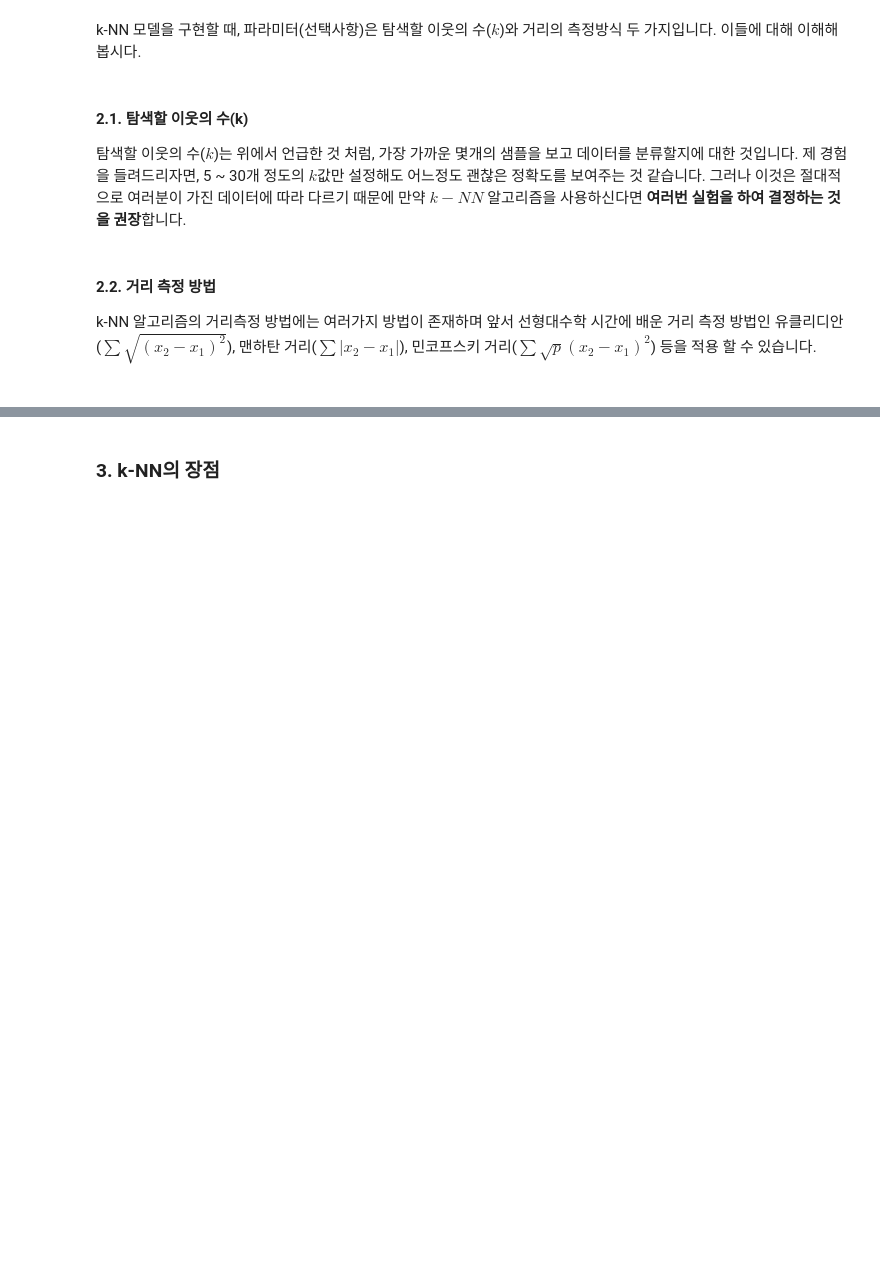
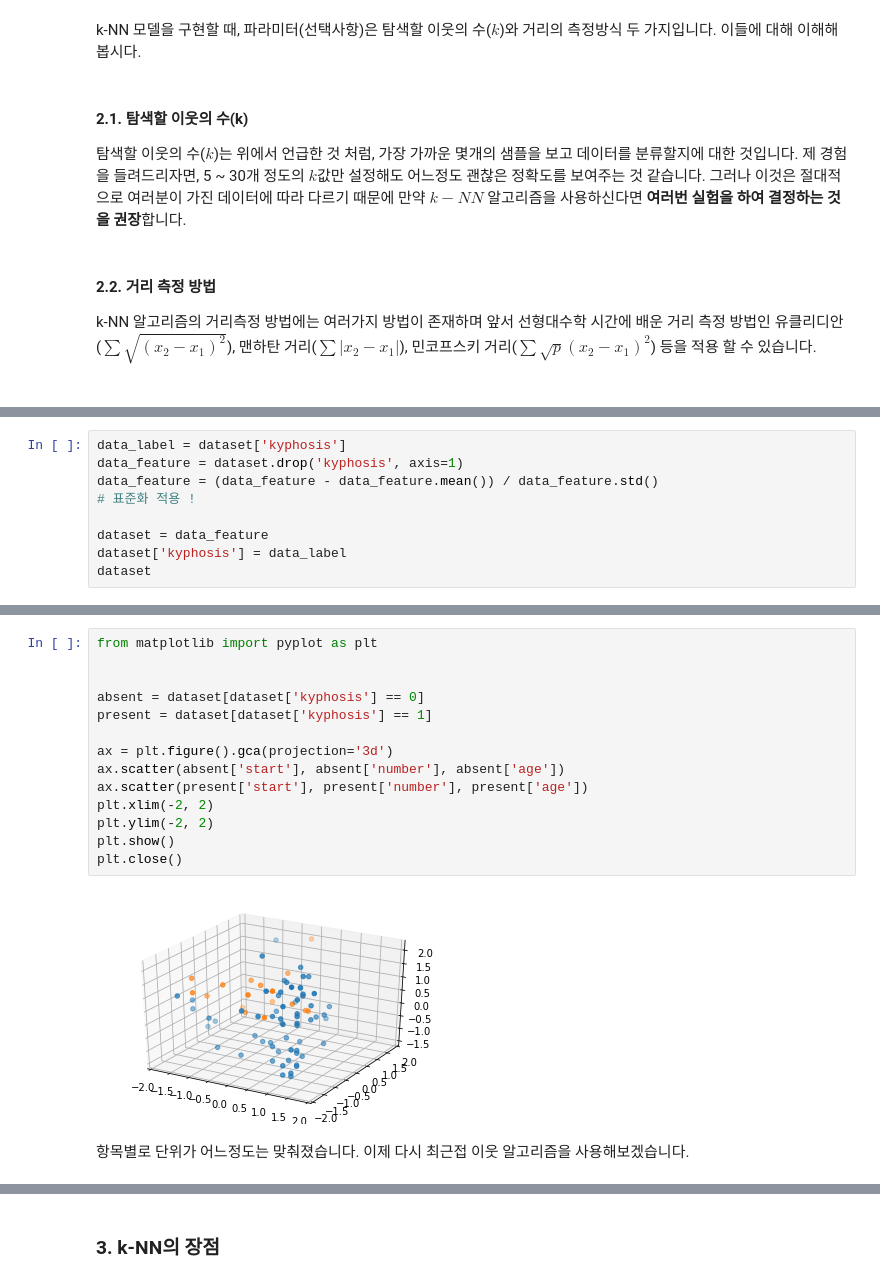
Before and after one commit to hyunwoongko/bigdata-lecture, a Jupyter notebook: _notebooks/03_06_최근접_이웃.ipynb, the cells around one changed output, grey strips where cells are left out. Cells and saved outputs as stored; diff of their text form; blank space fills up the shorter version.

```diff
--- a/_notebooks/03_06_최근접_이웃.ipynb
+++ b/_notebooks/03_06_최근접_이웃.ipynb
@@ -49,0 +183,9 @@ k-NN 알고리즘의 거리측정 방법에는 여러가지 방법이 존재하
+# %%
+data_label = dataset['kyphosis']
+data_feature = dataset.drop('kyphosis', axis=1)
+data_feature = (data_feature - data_feature.mean()) / data_feature.std()
+# 표준화 적용 !
+
+dataset = data_feature
+dataset['kyphosis'] = data_label
+dataset
@@ -49,0 +206,18 @@ k-NN 알고리즘의 거리측정 방법에는 여러가지 방법이 존재하
+# %%
+from matplotlib import pyplot as plt
+
+
+absent = dataset[dataset['kyphosis'] == 0]
+present = dataset[dataset['kyphosis'] == 1]
+
+ax = plt.figure().gca(projection='3d')
+ax.scatter(absent['start'], absent['number'], absent['age'])
+ax.scatter(present['start'], present['number'], present['age'])
+plt.xlim(-2, 2)
+plt.ylim(-2, 2)
+plt.show()
+plt.close()
+# %% [output]
+[figure, added]
+# %% [markdown]
+항목별로 단위가 어느정도는 맞춰졌습니다. 이제 다시 최근접 이웃 알고리즘을 사용해보겠습니다.
```
Also changed, not shown: parts of 20 cells of this notebook, 5 other files.
